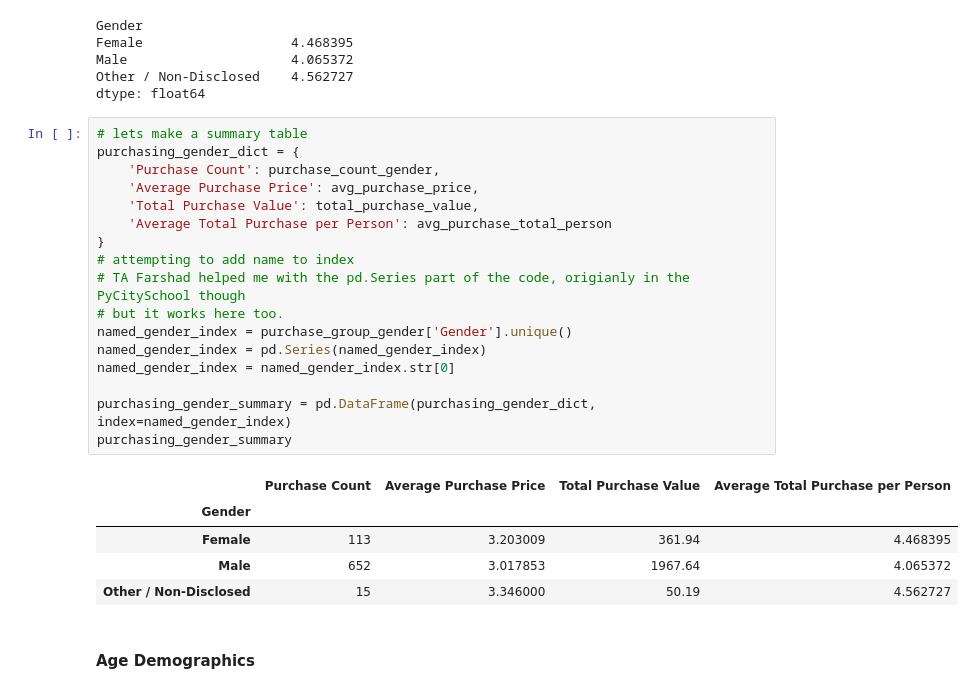
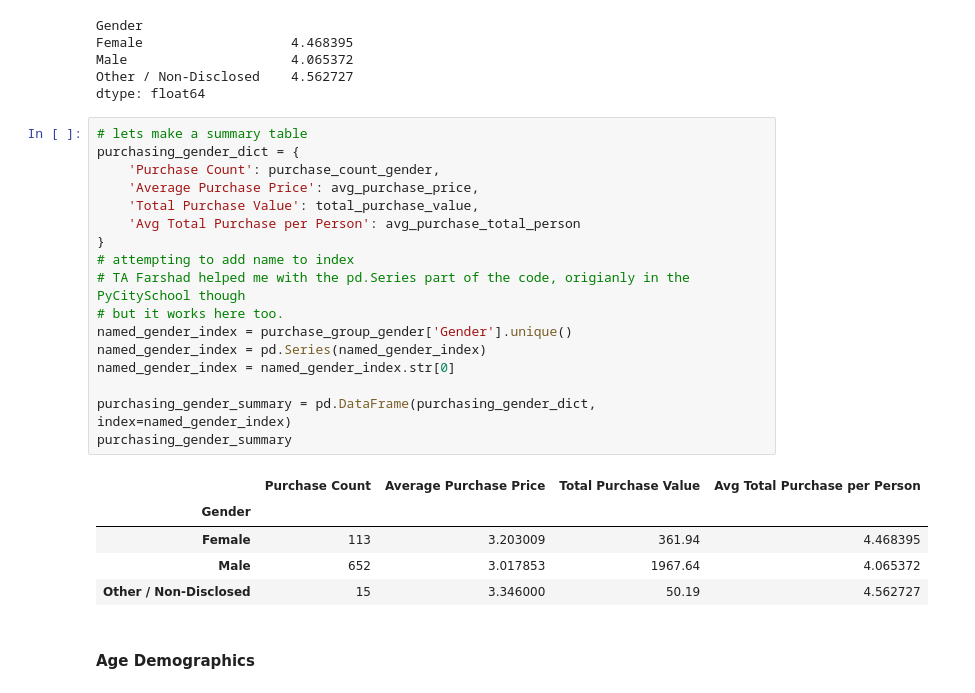
Before and after one commit to radioactivearm/pandas-challenge, a Jupyter notebook: HerosOfPymoli/HerosOfPymoli.ipynb, the cells around one changed output. Drawn from its saved outputs; the diff is of its cells as text.

Commit message:
tables all made

```diff
--- a/HerosOfPymoli/HerosOfPymoli.ipynb
+++ b/HerosOfPymoli/HerosOfPymoli.ipynb
@@ -181,22 +181,22 @@ dtype: float64
 # %%
 # lets make a summary table
 purchasing_gender_dict = {
     'Purchase Count': purchase_count_gender,
     'Average Purchase Price': avg_purchase_price,
     'Total Purchase Value': total_purchase_value,
-    'Average Total Purchase per Person': avg_purchase_total_person
+    'Avg Total Purchase per Person': avg_purchase_total_person
 }
 # attempting to add name to index
 # TA Farshad helped me with the pd.Series part of the code, origianly in the PyCitySchool though
 # but it works here too.
 named_gender_index = purchase_group_gender['Gender'].unique()
 named_gender_index = pd.Series(named_gender_index)
 named_gender_index = named_gender_index.str[0]
 
 purchasing_gender_summary = pd.DataFrame(purchasing_gender_dict, index=named_gender_index)
 purchasing_gender_summary
 # %% [output]
-|  | Purchase Count | Average Purchase Price | Total Purchase Value | Average Total Purchase per Person |
+|  | Purchase Count | Average Purchase Price | Total Purchase Value | Avg Total Purchase per Person |
 | Gender |  |  |  |  |
 | Female | 113 | 3.203009 | 361.94 | 4.468395 |
 | Male | 652 | 3.017853 | 1967.64 | 4.065372 |
```
Also changed, not shown: parts of 32 cells of this notebook.
